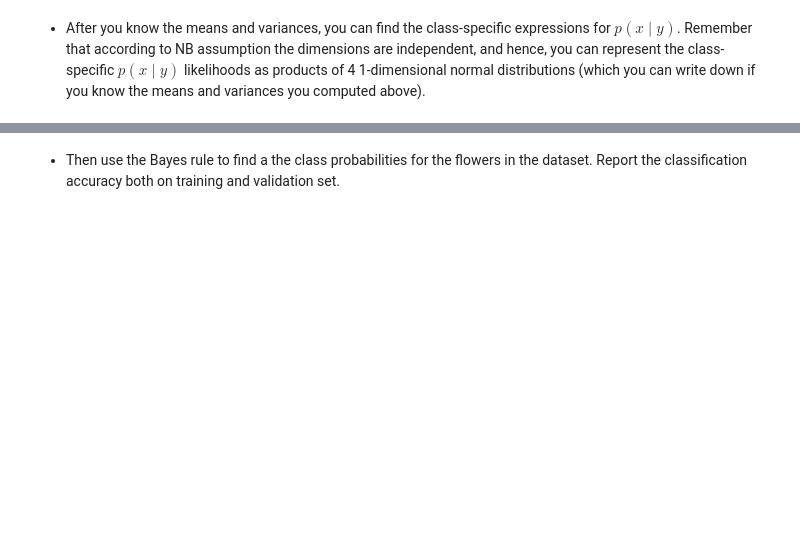
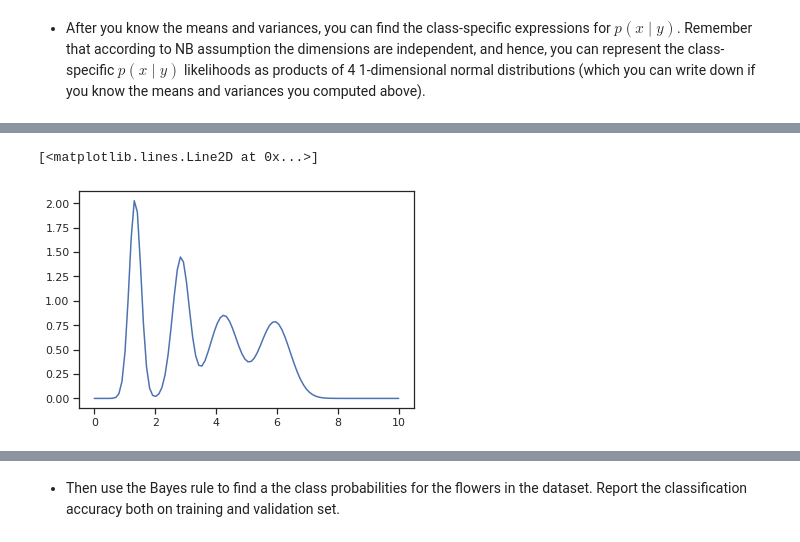
Before and after one commit to MatiasJJ/ATML, a Jupyter notebook: Ex4/Ex4_Matias_Jakub_Madeleine.ipynb, the cells around one changed output, grey strips where cells are left out. Saved outputs shown, nothing was run; the diff lists cells and outputs as text; code cells hidden in the pictures; blank space fills up the shorter version.

```diff
--- a/Ex4/Ex4_Matias_Jakub_Madeleine.ipynb
+++ b/Ex4/Ex4_Matias_Jakub_Madeleine.ipynb
@@ -403,0 +402,5 @@ np.normal()
+# %%
+plt.plot(x,prodicolor)
+# %% [output]
+[<matplotlib.lines.Line2D at 0x...>]
+[figure, added]
```
Also changed, not shown: parts of 18 cells of this notebook.
